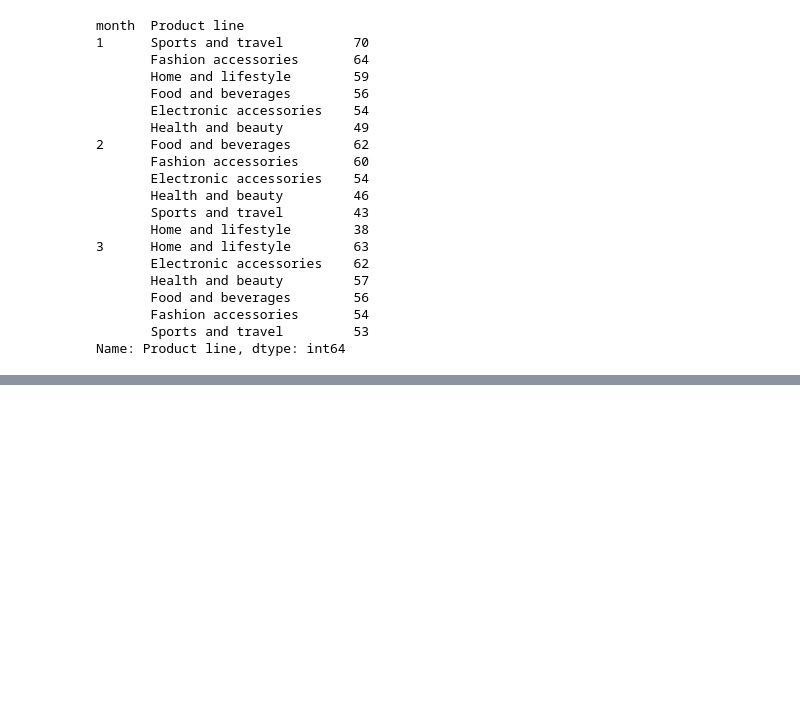
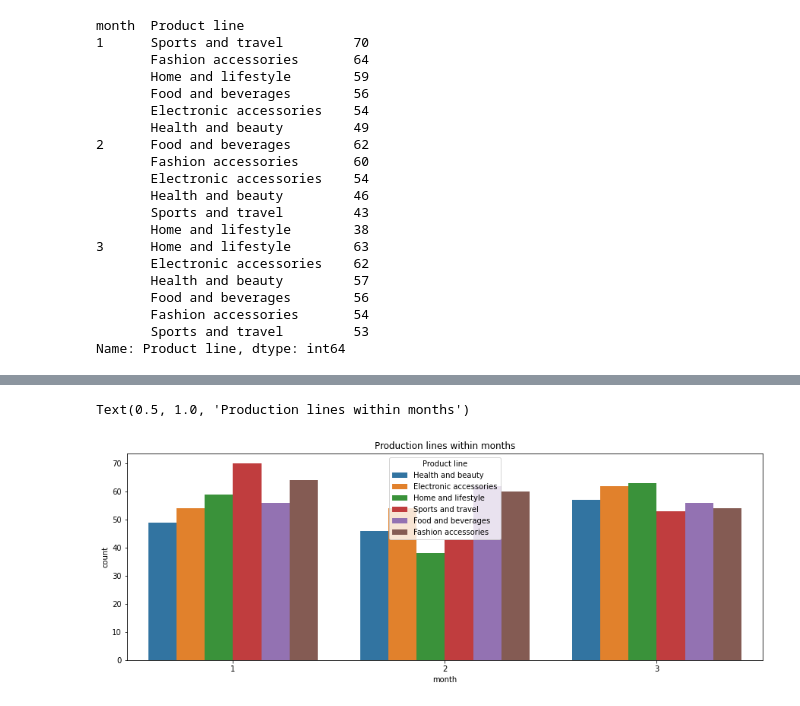
Before and after one commit to KalpitWalekar/projects, a Jupyter notebook: SM_Sales_Data_Project.ipynb, the cells around one changed output, grey strips where cells are left out. Drawn from its saved outputs; the diff is of its cells as text; code cells hidden in the pictures; blank space fills up the shorter version.

```diff
--- a/SM_Sales_Data_Project.ipynb
+++ b/SM_Sales_Data_Project.ipynb
@@ -312,0 +307,8 @@ SW_sales.head(2)
+# %%
+#SW_sales.head(2)
+plt.figure(figsize=(15,5))
+sb.countplot(x='month',data=SW_sales,hue='Product line')
+plt.title('Production lines within months')
+# %% [output]
+Text(0.5, 1.0, 'Production lines within months')
+[figure, added]
```
Also changed, not shown: parts of 12 cells of this notebook.
